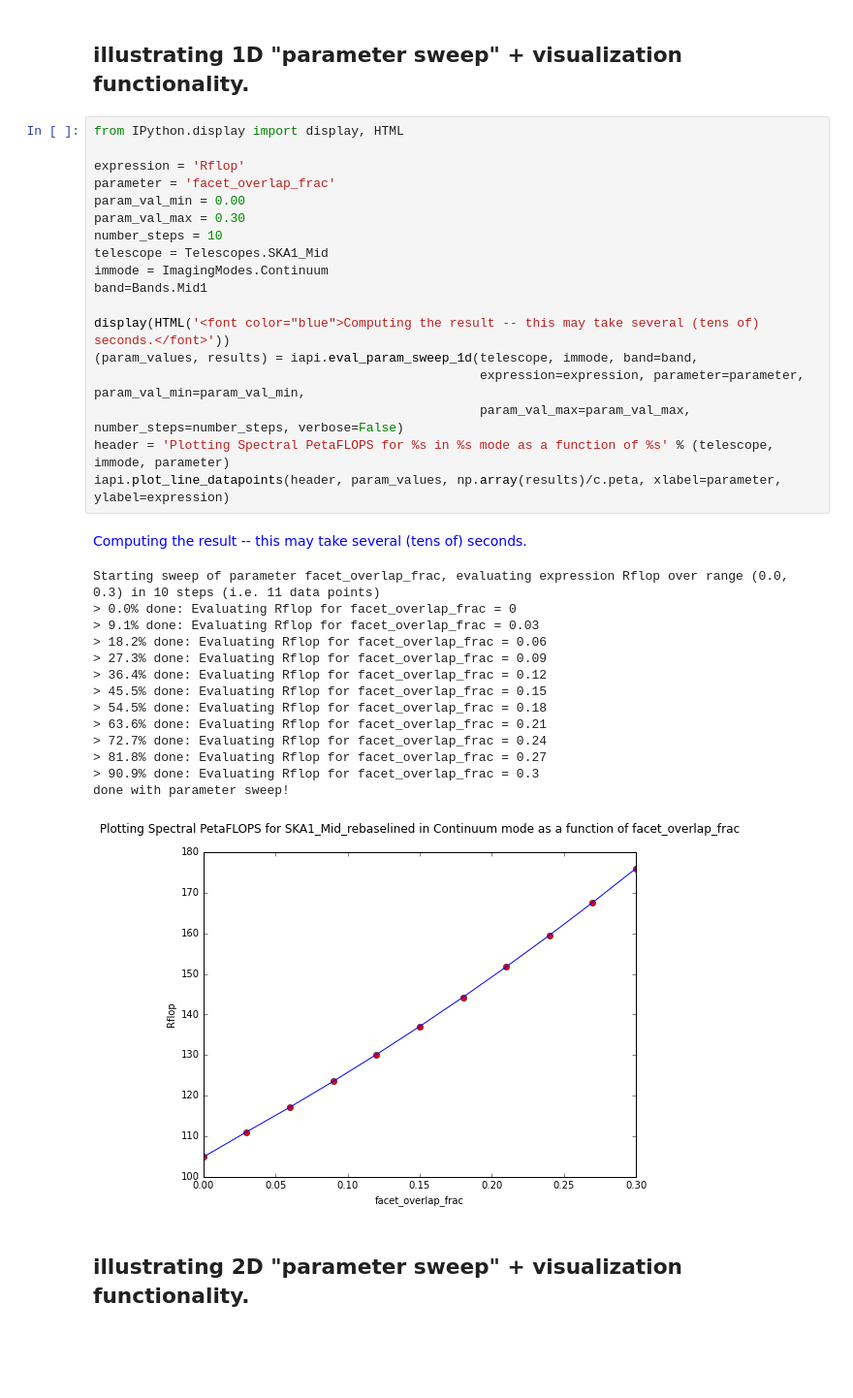
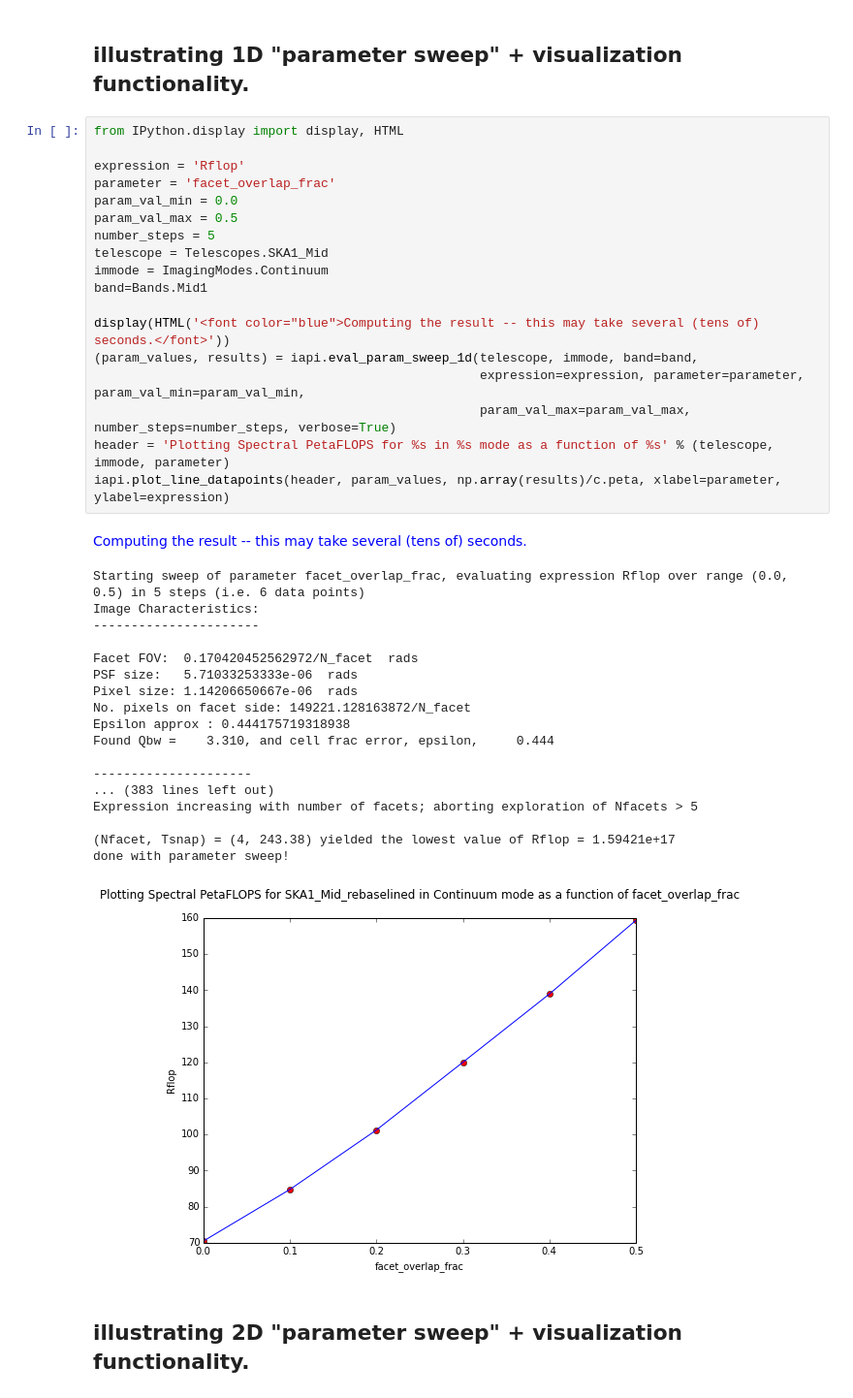
Before and after one commit to top-sim/sdp-par-model, a Jupyter notebook: iPython/SKA1_Imaging_Performance_Model.ipynb, the cells around one changed output. Shown at 97% size. Saved outputs shown, nothing was run; the diff lists cells and outputs as text; blank space fills up the shorter version.

```diff
--- a/iPython/SKA1_Imaging_Performance_Model.ipynb
+++ b/iPython/SKA1_Imaging_Performance_Model.ipynb
@@ -118,37 +118,41 @@ Computed Values:
 # %%
 from IPython.display import display, HTML
 
 expression = 'Rflop'
 parameter = 'facet_overlap_frac'
-param_val_min = 0.00
-param_val_max = 0.30
-number_steps = 10
+param_val_min = 0.0
+param_val_max = 0.5
+number_steps = 5
 telescope = Telescopes.SKA1_Mid
 immode = ImagingModes.Continuum
 band=Bands.Mid1
 
 display(HTML('<font color="blue">Computing the result -- this may take several (tens of) seconds.</font>'))
 (param_values, results) = iapi.eval_param_sweep_1d(telescope, immode, band=band,
                                                    expression=expression, parameter=parameter, param_val_min=param_val_min,
-                                                   param_val_max=param_val_max, number_steps=number_steps, verbose=False)
+                                                   param_val_max=param_val_max, number_steps=number_steps, verbose=True)
 header = 'Plotting Spectral PetaFLOPS for %s in %s mode as a function of %s' % (telescope, immode, parameter)
 iapi.plot_line_datapoints(header, param_values, np.array(results)/c.peta, xlabel=parameter, ylabel=expression)
 # %% [output]
 Computing the result -- this may take several (tens of) seconds.
-Starting sweep of parameter facet_overlap_frac, evaluating expression Rflop over range (0.0, 0.3) in 10 steps (i.e. 11 data points)
-> 0.0% done: Evaluating Rflop for facet_overlap_frac = 0
-> 9.1% done: Evaluating Rflop for facet_overlap_frac = 0.03
-> 18.2% done: Evaluating Rflop for facet_overlap_frac = 0.06
-> 27.3% done: Evaluating Rflop for facet_overlap_frac = 0.09
-> 36.4% done: Evaluating Rflop for facet_overlap_frac = 0.12
-> 45.5% done: Evaluating Rflop for facet_overlap_frac = 0.15
-> 54.5% done: Evaluating Rflop for facet_overlap_frac = 0.18
-> 63.6% done: Evaluating Rflop for facet_overlap_frac = 0.21
-> 72.7% done: Evaluating Rflop for facet_overlap_frac = 0.24
-> 81.8% done: Evaluating Rflop for facet_overlap_frac = 0.27
-> 90.9% done: Evaluating Rflop for facet_overlap_frac = 0.3
+Starting sweep of parameter facet_overlap_frac, evaluating expression Rflop over range (0.0, 0.5) in 5 steps (i.e. 6 data points)
+Image Characteristics:
+----------------------
+
+Facet FOV:  0.170420452562972/N_facet  rads
+PSF size:   5.71033253333e-06  rads
+Pixel size: 1.14206650667e-06  rads
+No. pixels on facet side: 149221.128163872/N_facet
+Epsilon approx : 0.444175719318938
+Found Qbw =    3.310, and cell frac error, epsilon,     0.444
+
+---------------------
+... (383 lines left out)
+Expression increasing with number of facets; aborting exploration of Nfacets > 5
+
+(Nfacet, Tsnap) = (4, 243.38) yielded the lowest value of Rflop = 1.59421e+17
 done with parameter sweep!
-[figure, old version]
+[figure, new version]
 # %% [markdown]
 ## illustrating 2D "parameter sweep" + visualization functionality.
 # %%
```
Also changed, not shown: parts of 3 cells of this notebook, 1 other file.
